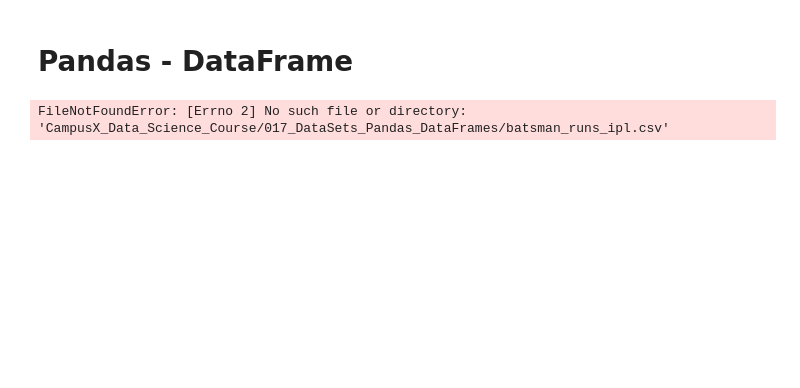
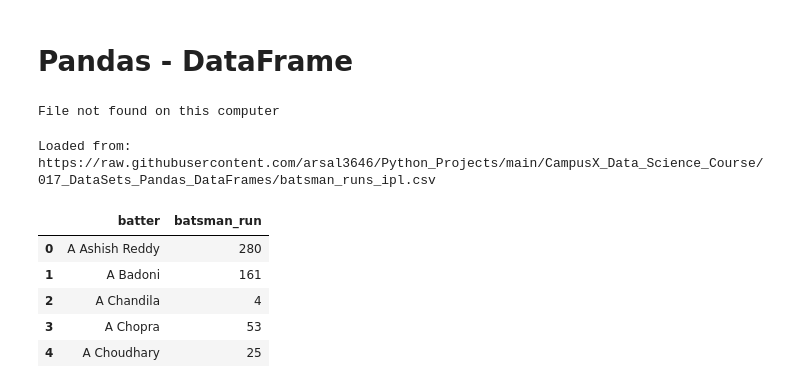
Before and after one commit to arsal3646/Python_Projects, a Jupyter notebook: CampusX_Data_Science_Course/017_Pandas_DataFrame.ipynb, the cells around one changed output. Drawn from its saved outputs; the diff is of its cells as text; code cells hidden in the pictures; blank space fills up the shorter version.

```diff
--- a/CampusX_Data_Science_Course/017_Pandas_DataFrame.ipynb
+++ b/CampusX_Data_Science_Course/017_Pandas_DataFrame.ipynb
@@ -7,6 +13,42 @@ import matplotlib.pyplot as plt
 import seaborn as sns
 import os
 # %%
-pd.read_csv('CampusX_Data_Science_Course/017_DataSets_Pandas_DataFrames/batsman_runs_ipl.csv')
+from pathlib import Path
+
+file_name = "batsman_runs_ipl.csv"
+
+for folder in [Path.cwd(), *Path.cwd().parents]:
+    matches = list(folder.rglob(file_name))
+    if matches:
+        print("Found file here:")
+        print(matches[0])
+        break
+else:
+    print("File not found on this computer")
 # %% [output]
-FileNotFoundError: [Errno 2] No such file or directory: 'CampusX_Data_Science_Course/017_DataSets_Pandas_DataFrames/batsman_runs_ipl.csv'
+File not found on this computer
+# %%
+import pandas as pd
+
+urls = [
+    "https://raw.githubusercontent.com/arsal3646/Python_Projects/main/CampusX_Data_Science_Course/017_DataSets_Pandas_DataFrames/batsman_runs_ipl.csv",
+    "https://raw.githubusercontent.com/arsal3646/Python_Projects/master/CampusX_Data_Science_Course/017_DataSets_Pandas_DataFrames/batsman_runs_ipl.csv"
+]
+
+for url in urls:
+    try:
+        batsman = pd.read_csv(url)
+        print("Loaded from:", url)
+        break
+    except Exception as e:
+        print("Failed:", url)
+
+batsman.head()
+# %% [output]
+Loaded from: https://raw.githubusercontent.com/arsal3646/Python_Projects/main/CampusX_Data_Science_Course/017_DataSets_Pandas_DataFrames/batsman_runs_ipl.csv
+|  | batter | batsman_run |
+| 0 | A Ashish Reddy | 280 |
+| 1 | A Badoni | 161 |
+| 2 | A Chandila | 4 |
+| 3 | A Chopra | 53 |
+| 4 | A Choudhary | 25 |
```
Also changed, not shown: parts of 7 cells of this notebook.
